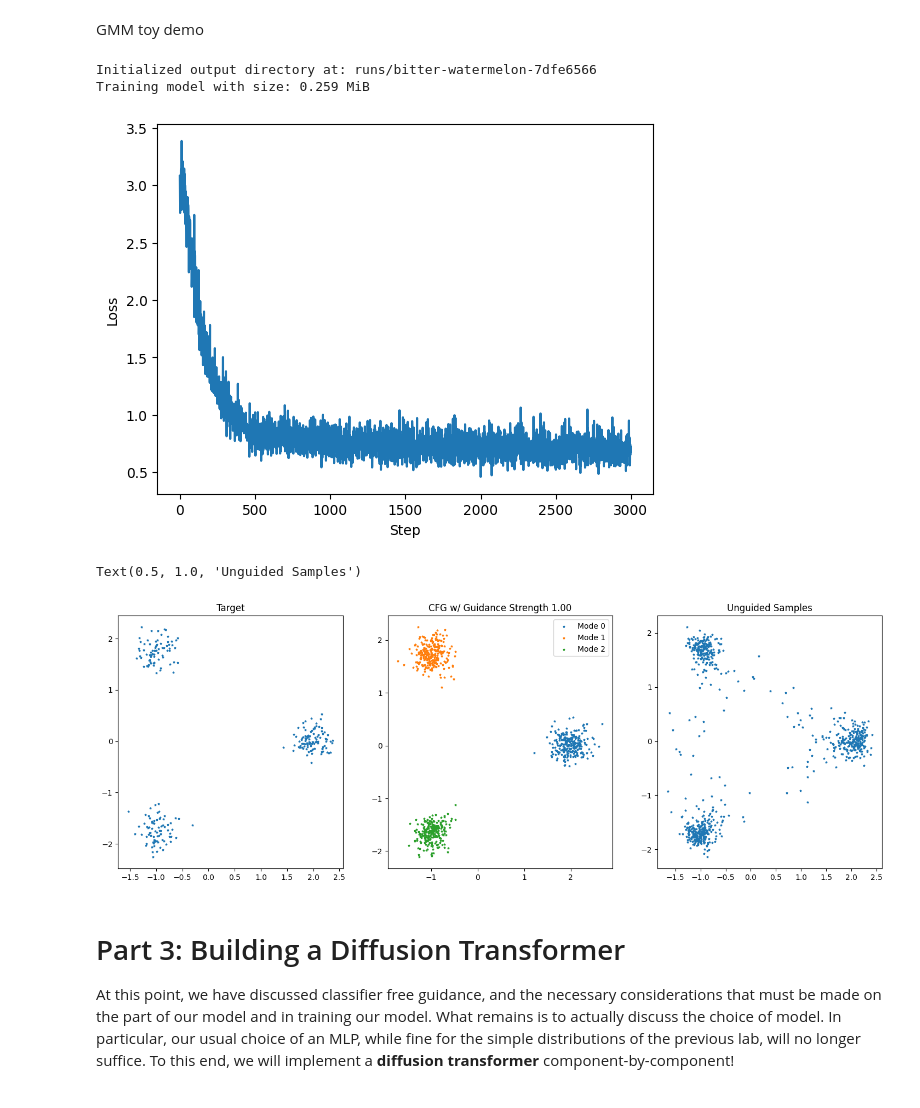
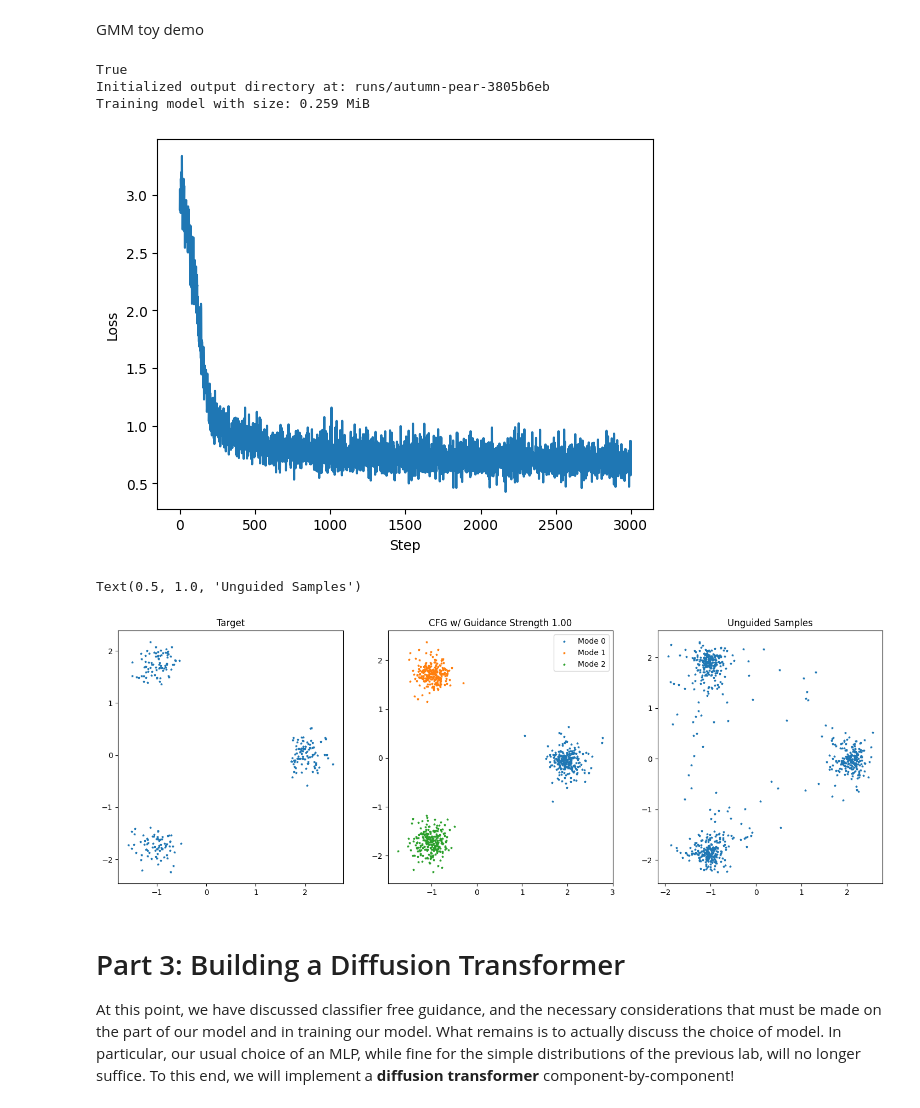
Before and after one commit to Guo-lab/MIT6S184-FlowM-DiffM, a Jupyter notebook: lab_three.ipynb, the cells around one changed output. Saved outputs shown, nothing was run; the diff lists cells and outputs as text; code cells hidden in the pictures.

```diff
--- a/lab_three.ipynb
+++ b/lab_three.ipynb
@@ -661,7 +663,9 @@ num_rows = 3
 num_cols = 3
 num_timesteps = 5
 
-device = torch.device("cuda" if torch.cuda.is_available() else "cpu")
+torch.backends.mps.is_available()
+device = torch.device("mps" if torch.backends.mps.is_available() else "cpu")
+print(device)
 
 # Initialize our sampler
 sampler = MNISTSampler().to(device)
@@ -816,7 +821,7 @@ class CFGTrainer(Trainer):
         y[mask] = self.null_label
 
         # Step 3: Sample t and x
-        t = torch.rand(batch_size)
+        t = torch.rand(batch_size, device=z.device)
         x = self.path.sample_conditional_path(z, t)
 
         # Step 4: Regress and output loss
@@ -905,8 +910,8 @@ GMM toy demo
 #######################################################################
 # Train MLP-based Conditional Vector Field to target Gaussian mixture #
 #######################################################################
-
-device = torch.device("cuda" if torch.cuda.is_available() else "cpu")
+print(torch.backends.mps.is_available())
+device = torch.device("mps" if torch.backends.mps.is_available() else "cpu")
 
 # Initialize GMM
 angles = [0, 2 * math.pi / 3, 4 * math.pi / 3]
@@ -915,35 +920,36 @@ covs = torch.tensor([0.2, 0.2, 0.2])
 weights = torch.tensor([1/3, 1/3, 1/3])
 gmm = GMM(means, covs, weights).to(device)
 
 # Initialize probability path
 path = GaussianConditionalProbabilityPath(
     p_data = gmm,
     p_simple_shape = [2],
     alpha = LinearAlpha(),
     beta = LinearBeta()
 ).to(device)
 vector_field = MLPConditionalVectorField(
     dim = 2,
     hidden_dim = 256,
     class_dim = 2,
     num_classes = 3
 ).to(device)
 
 # Train vector field
 trainer = CFGTrainer(
     path=path,
     eta=0.25,
     null_label=3,
 )
 losses, steps = trainer.train(model=vector_field, num_steps=3000, lr=1e-3, batch_size=250)
 plt.plot(steps, losses)
 plt.xlabel("Step")
 plt.ylabel("Loss")
 plt.show()
 # %% [output]
-Initialized output directory at: runs/bitter-watermelon-7dfe6566
+True
+Initialized output directory at: runs/autumn-pear-3805b6eb
 Training model with size: 0.259 MiB
-[figure, old version]
+[figure, new version]
 # %%
 #####################
 # Visualize Results #
@@ -988,7 +994,7 @@ ax.scatter(xs[:, 0], xs[:, 1], s=5, label=f"Mode {idx}", marker="*")
 ax.set_title(f"Unguided Samples")
 # %% [output]
 Text(0.5, 1.0, 'Unguided Samples')
-[figure, old version]
+[figure, new version]
 # %% [markdown]
 # Part 3: Building a Diffusion Transformer
 At this point, we have discussed classifier free guidance, and the necessary considerations that must be made on the part of our model and in training our model. What remains is to actually discuss the choice of model. In particular, our usual choice of an MLP, while fine for the simple distributions of the previous lab, will no longer suffice. To this end, we will implement a **diffusion transformer** component-by-component!
```
Also changed, not shown: parts of 22 cells of this notebook, 2 other files.
